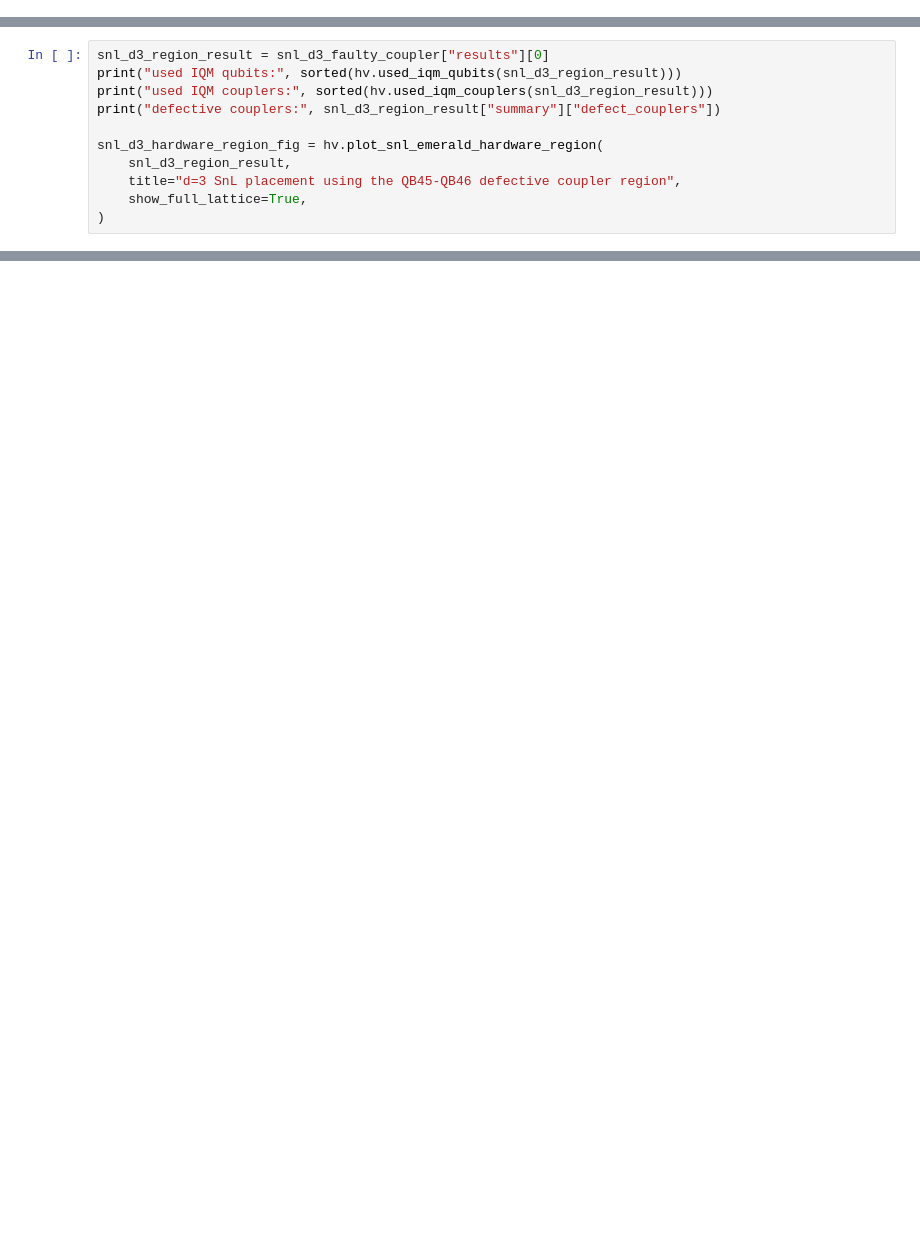
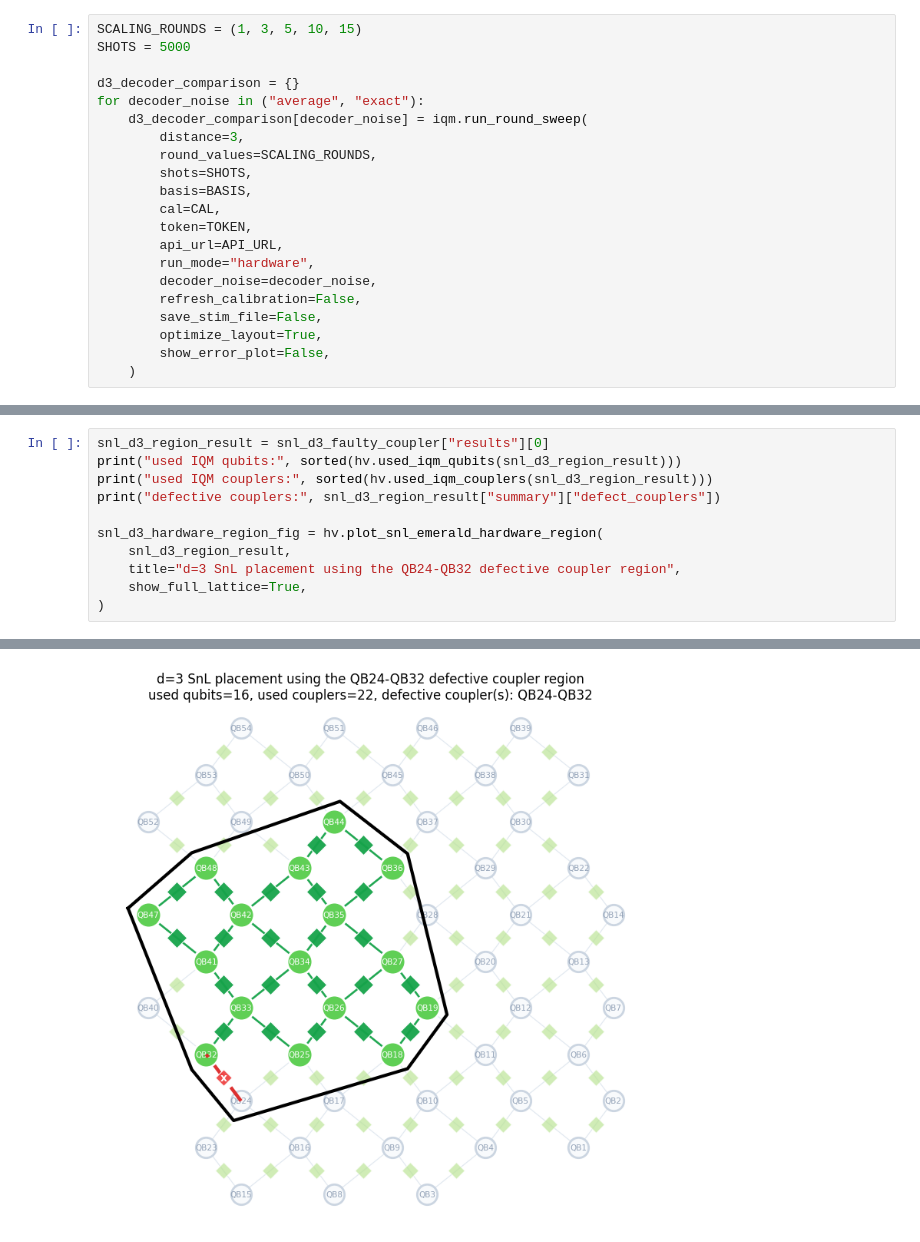
Before and after one commit to jeanettejennifer/Correlated_Quaternions_QEC, a Jupyter notebook: qec_pipeline_showcase.ipynb, the cells around one changed output, grey strips where cells are left out. Saved outputs shown, nothing was run; the diff lists cells and outputs as text; blank space fills up the shorter version.

```diff
--- a/qec_pipeline_showcase.ipynb
+++ b/qec_pipeline_showcase.ipynb
@@ -100,0 +315,21 @@ clean_d3_timeslice_fig
+# %%
+SCALING_ROUNDS = (1, 3, 5, 10, 15)
+SHOTS = 5000
+
+d3_decoder_comparison = {}
+for decoder_noise in ("average", "exact"):
+    d3_decoder_comparison[decoder_noise] = iqm.run_round_sweep(
+        distance=3,
+        round_values=SCALING_ROUNDS,
+        shots=SHOTS,
+        basis=BASIS,
+        cal=CAL,
+        token=TOKEN,
+        api_url=API_URL,
+        run_mode="hardware",
+        decoder_noise=decoder_noise,
+        refresh_calibration=False,
+        save_stim_file=False,
+        optimize_layout=True,
+        show_error_plot=False,
+    )
@@ -140,6 +540,7 @@ print("defective couplers:", snl_d3_region_result["summary"]["defect_couplers"])
 
 snl_d3_hardware_region_fig = hv.plot_snl_emerald_hardware_region(
     snl_d3_region_result,
-    title="d=3 SnL placement using the QB45-QB46 defective coupler region",
+    title="d=3 SnL placement using the QB24-QB32 defective coupler region",
     show_full_lattice=True,
 )
+# %% [output]
@@ -146 +550,2 @@ snl_d3_hardware_region_fig = hv.plot_snl_emerald_hardware_region(
+[figure, added]
 # %% [markdown]
```
Also changed, not shown: parts of 32 cells of this notebook, 6 other files.
